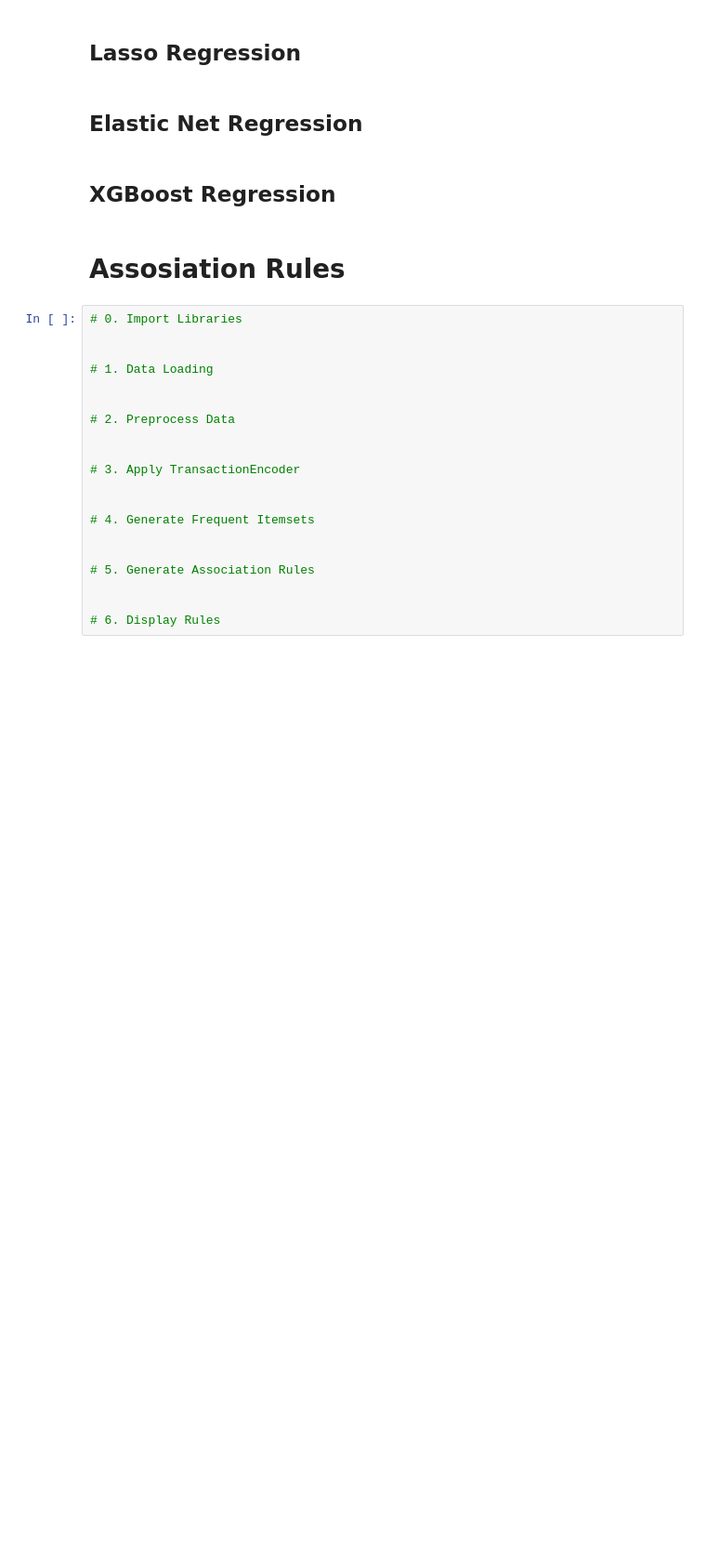
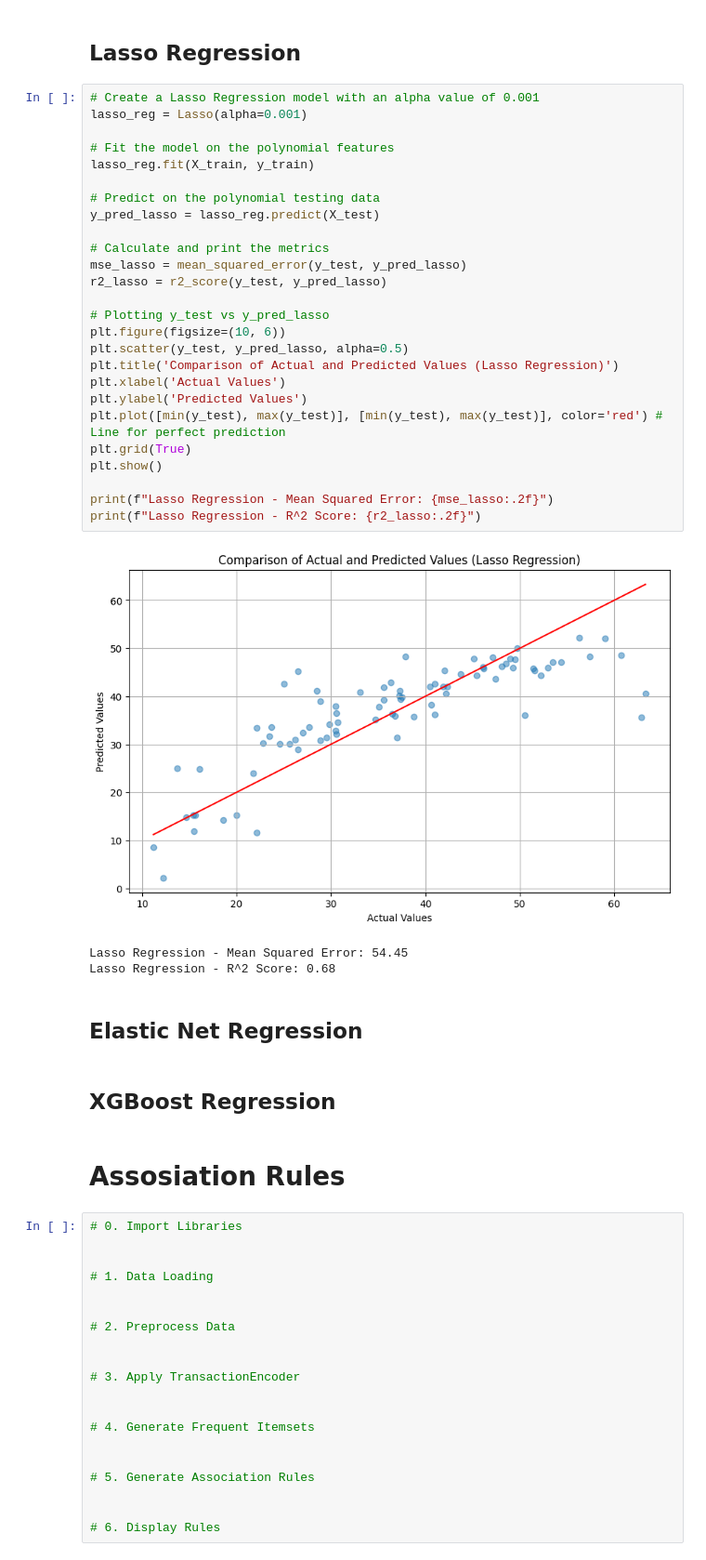
Before and after one commit to mmahdin/Data-Mining-Projects, a Jupyter notebook: data-mining-p2-student.ipynb, the cells around one changed output. Shown: that part at 93% size. Saved outputs shown, nothing was run; the diff lists cells and outputs as text; blank space fills up the shorter version.

```diff
--- a/data-mining-p2-student.ipynb
+++ b/data-mining-p2-student.ipynb
@@ -228,5 +228,35 @@ Ridge Regression - R^2 Score: 0.65
 # %% [markdown]
 ## Lasso Regression
+# %%
+# Create a Lasso Regression model with an alpha value of 0.001
+lasso_reg = Lasso(alpha=0.001)
+
+# Fit the model on the polynomial features
+lasso_reg.fit(X_train, y_train)
+
+# Predict on the polynomial testing data
+y_pred_lasso = lasso_reg.predict(X_test)
+
+# Calculate and print the metrics
+mse_lasso = mean_squared_error(y_test, y_pred_lasso)
+r2_lasso = r2_score(y_test, y_pred_lasso)
+
+# Plotting y_test vs y_pred_lasso
+plt.figure(figsize=(10, 6))
+plt.scatter(y_test, y_pred_lasso, alpha=0.5)
+plt.title('Comparison of Actual and Predicted Values (Lasso Regression)')
+plt.xlabel('Actual Values')
+plt.ylabel('Predicted Values')
+plt.plot([min(y_test), max(y_test)], [min(y_test), max(y_test)], color='red') # Line for perfect prediction
+plt.grid(True)
+plt.show()
+
+print(f"Lasso Regression - Mean Squared Error: {mse_lasso:.2f}")
+print(f"Lasso Regression - R^2 Score: {r2_lasso:.2f}")
+# %% [output]
+[figure, added]
+Lasso Regression - Mean Squared Error: 54.45
+Lasso Regression - R^2 Score: 0.68
 # %% [markdown]
 ## Elastic Net Regression
 # %% [markdown]
```
Also changed, not shown: parts of 2 cells of this notebook.
